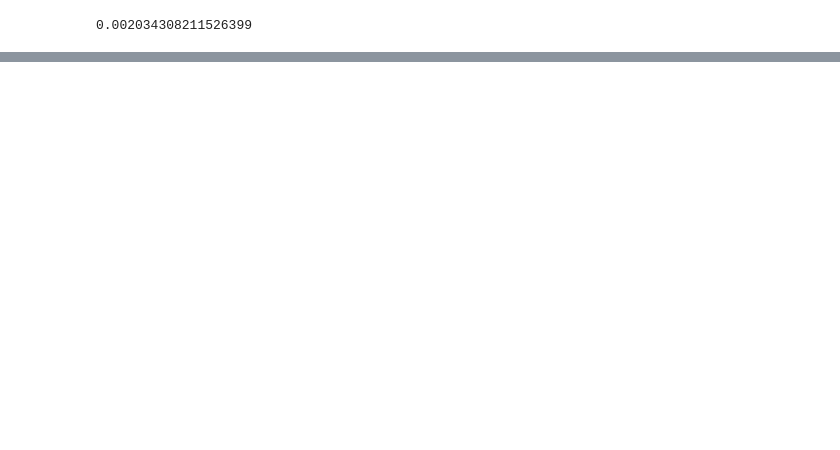
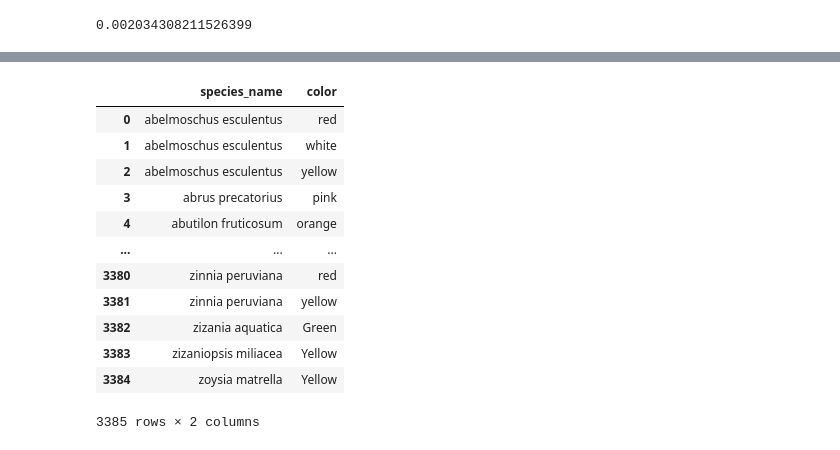
Before and after one commit to pmckenz1/flower_color_phenology, a Jupyter notebook: notebooks/explore_inat_observations.ipynb, the cells around one changed output, grey strips where cells are left out. Cells and saved outputs as stored; diff of their text form; code cells hidden in the pictures; blank space fills up the shorter version.

```diff
--- a/notebooks/explore_inat_observations.ipynb
+++ b/notebooks/explore_inat_observations.ipynb
@@ -446,0 +558,16 @@ mark2 = axes.plot(red_x_fit,red_y_fit,color='red')
+# %%
+color_matching
+# %% [output]
+|  | species_name | color |
+| 0 | abelmoschus esculentus | red |
+| 1 | abelmoschus esculentus | white |
+| 2 | abelmoschus esculentus | yellow |
+| 3 | abrus precatorius | pink |
+| 4 | abutilon fruticosum | orange |
+| ... | ... | ... |
+| 3380 | zinnia peruviana | red |
+| 3381 | zinnia peruviana | yellow |
+| 3382 | zizania aquatica | Green |
+| 3383 | zizaniopsis miliacea | Yellow |
+| 3384 | zoysia matrella | Yellow |
+3385 rows × 2 columns
```
Also changed, not shown: parts of 36 cells of this notebook, 3 other files.
